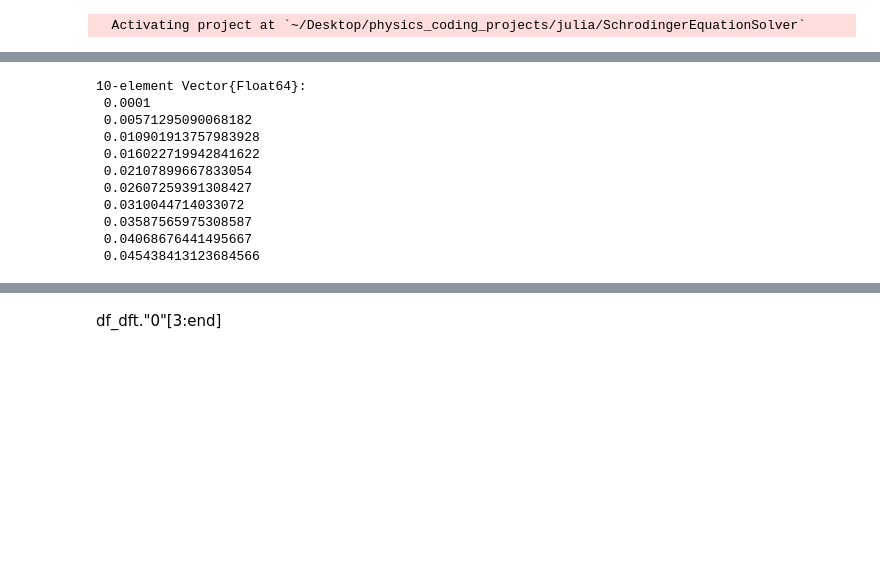
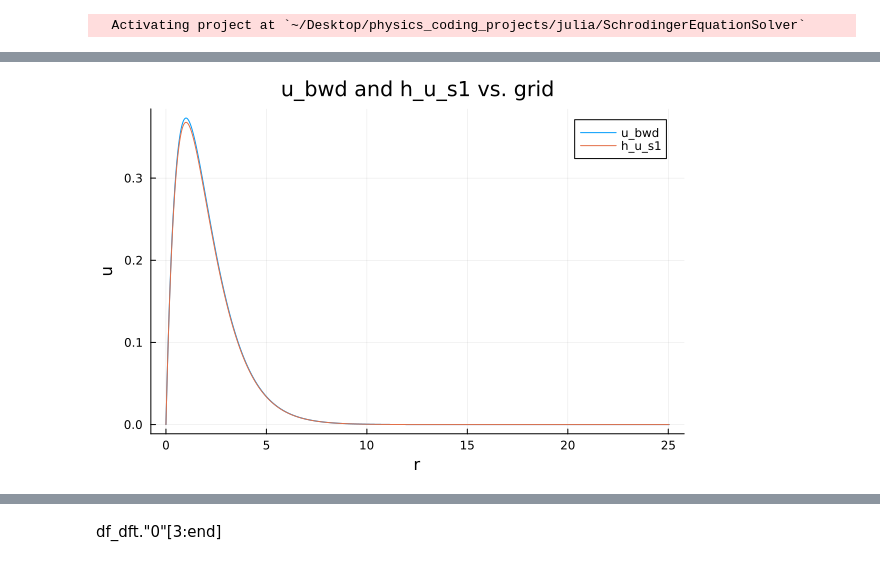
Before and after one commit to zeledon14/SchrodingerEquationSolver.jl, a Jupyter notebook: numerical_debugging/simplification_grids.ipynb, the cells around one changed output, grey strips where cells are left out. Drawn from its saved outputs; the diff is of its cells as text; code cells hidden in the pictures; blank space fills up the shorter version.

```diff
--- a/numerical_debugging/simplification_grids.ipynb
+++ b/numerical_debugging/simplification_grids.ipynb
@@ -24,6 +50,6 @@ u1, w1 = InitialConditions.atom_like_r_min(r_min,l);
 # %%
 n=1;
-Z=1;
+#Z=1;
 E=-Z^2/(2*n^2);
 v_effe =(
     Potentials.angular_potential(l, grid) .+
@@ -33,6 +59,17 @@ f::Vector{Float64}= 2.0.*(v_effe .- E);
 g=zeros(Float64, size(f)[1]);
 u_fwd= IntegralNumericalMethods.integrate_second_order_DE_RK4_PCABM5_direct_initial(grid,g,f,
 u1,w1);
+
+u_bwd= reverse(IntegralNumericalMethods.integrate_second_order_DE_RK4_PCABM5_direct_initial(reverse(grid),
+g,reverse(f),
+u_end,w_end));
+
+u_fwd_i= IntegralNumericalMethods.integrate_second_order_DE_RK4_PCABM5_on_grid_i(grid_i,g,f,dr_di,
+u1,w1);
+
+u_bwd_i= reverse(IntegralNumericalMethods.integrate_second_order_DE_RK4_PCABM5_on_grid_i(reverse(grid_i),g,
+reverse(f),reverse(dr_di),
+u_end,w_end));
 # %%
 plot(
     grid,
@@ -47,14 +85,13 @@ plot(
-# %%
-u_fwd[1:10]
-# %% [output]
-10-element Vector{Float64}:
- 0.0001
- 0.00571295090068182
- 0.010901913757983928
- 0.016022719942841622
- 0.02107899667833054
- 0.02607259391308427
- 0.0310044714033072
- 0.03587565975308587
- 0.04068676441495667
- 0.045438413123684566
+# %%
+
+plot(
+    grid,
+    u_bwd,
+    label="u_bwd",
+    xlabel="r",
+    ylabel="u",
+    title="u_bwd and h_u_s1 vs. grid"
+)
+plot!(grid, h_u_s1, label="h_u_s1")
+# %% [output]
+[figure, added]
```
Also changed, not shown: parts of 11 cells of this notebook, 9 other files.
